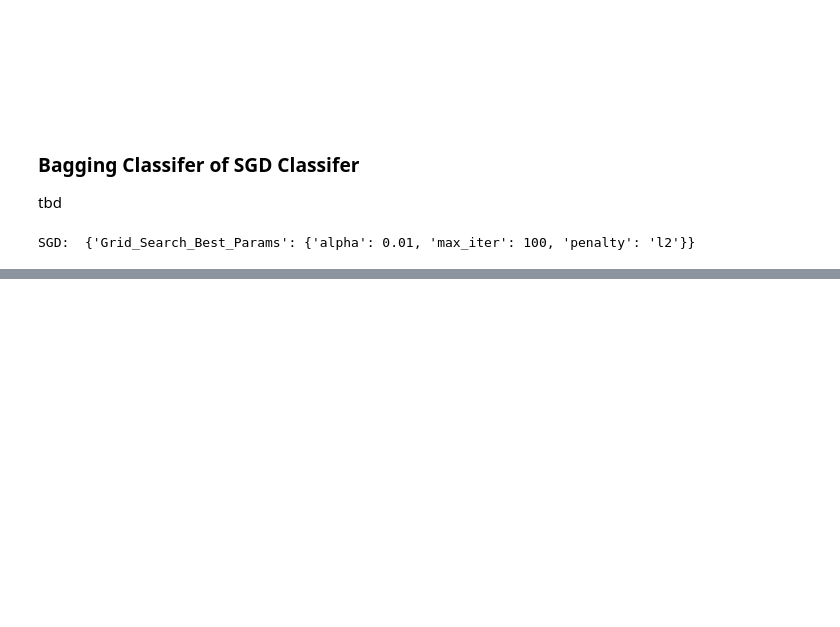
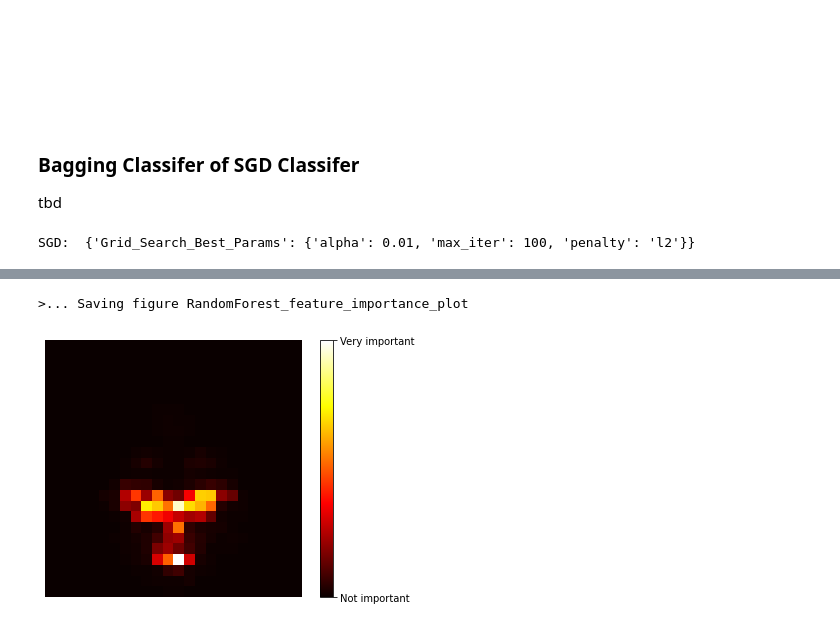
Before and after one commit to abiola1864/hertie-ml-project_face-mask-detection, a Jupyter notebook: 02_Face-Mask-Classification_Main-Project.ipynb, the cells around one changed output, grey strips where cells are left out. Saved outputs shown, nothing was run; the diff lists cells and outputs as text; code cells hidden in the pictures; blank space fills up the shorter version.

```diff
--- a/02_Face-Mask-Classification_Main-Project.ipynb
+++ b/02_Face-Mask-Classification_Main-Project.ipynb
@@ -1294,0 +1368,13 @@ show_evals_pipeline(pixels, classifiers, hyper=True, error_table_switch=False, c
+# %%
+# Actual running of loading and training data
+print("\n\n\n>... Starting Loading and training process for pixel resolution: {}.".format(pix))
+# Test pixels
+check_pixels(pix)
+# Load
+rgb_data_train, rgb_data_test, labels_train, labels_test, pic_ids_train, pic_ids_test = load_data(pix)
+
+# Train
+classifier_RandomForest_best_tuned.fit(rgb_data_train, labels_train)
+print(">... {} successfully trained.".format(classifier_RandomForest_best_tuned.__class__.__name__))
+#Output message
+print("\n>... Ending loading and training process for pixel resolution: {}.".format(pix))
@@ -1294,0 +1391,29 @@ show_evals_pipeline(pixels, classifiers, hyper=True, error_table_switch=False, c
+# %%
+# Defining the function to plot the digits of feature importance
+# Adapted from Aurelien Geron:
+def plot_digit(data):
+    image = data.reshape(pix, pix)
+    plt.imshow(image, cmap = mpl.cm.hot,
+               interpolation="nearest")
+    plt.axis("off")
+# %%
+# Adding feature importances from 3 RGB values to one pixel
+feature_imp_sum = np.empty([(int(len(classifier_RandomForest_best_tuned.feature_importances_)/3)),])
+
+for itr in range(int(len(classifier_RandomForest_best_tuned.feature_importances_)/3)):
+    r = int(itr*3)
+    g = int(r+1)
+    b = int(g+1)
+    feature_imp_sum[itr] = classifier_RandomForest_best_tuned.feature_importances_[r] + classifier_RandomForest_best_tuned.feature_importances_[g] + classifier_RandomForest_best_tuned.feature_importances_[b]
+# %%
+# Plotting feature importance sum for every pixel to a plot and save it
+plot_digit(feature_imp_sum)
+
+cbar = plt.colorbar(ticks=[feature_imp_sum.min(), feature_imp_sum.max()])
+cbar.ax.set_yticklabels(['Not important', 'Very important'])
+
+save_fig("RandomForest_feature_importance_plot")
+plt.show()
+# %% [output]
+>... Saving figure RandomForest_feature_importance_plot
+[figure, added]
```
Also changed, not shown: parts of 69 cells of this notebook.
